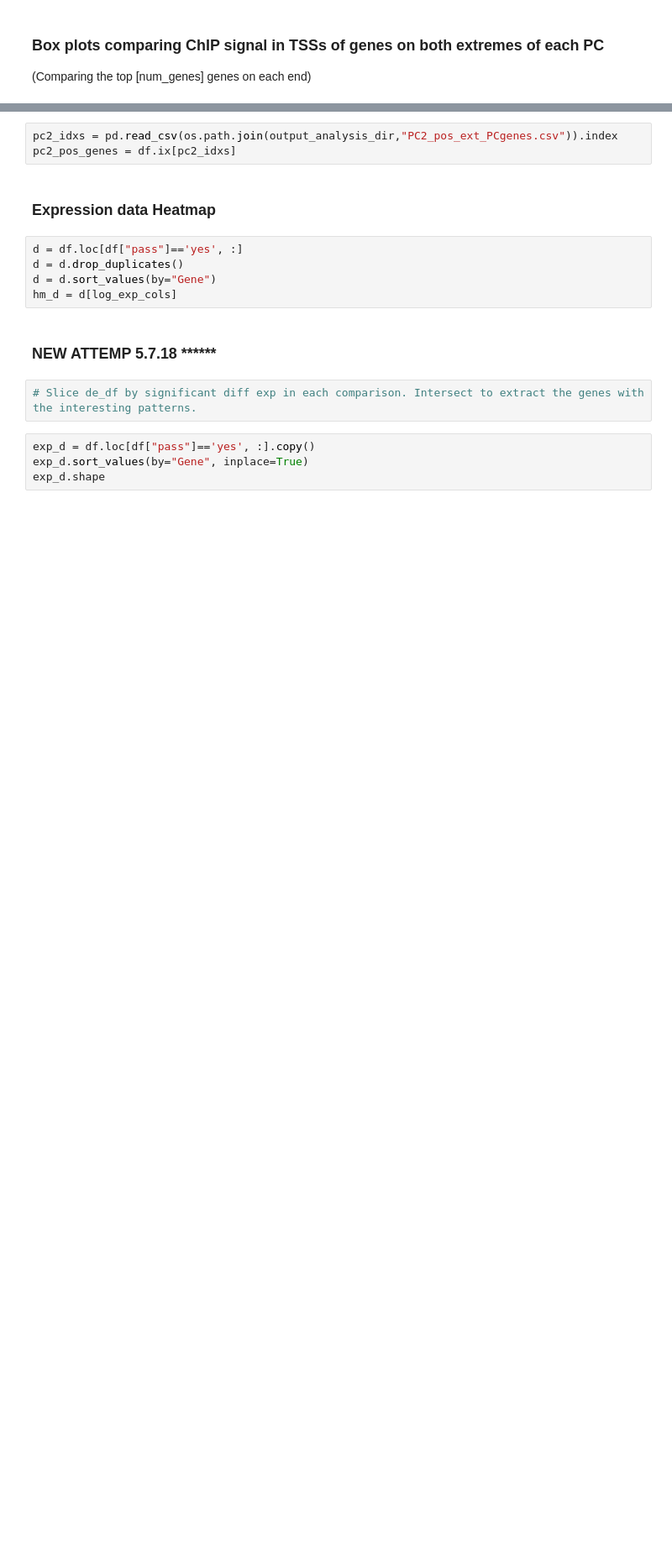
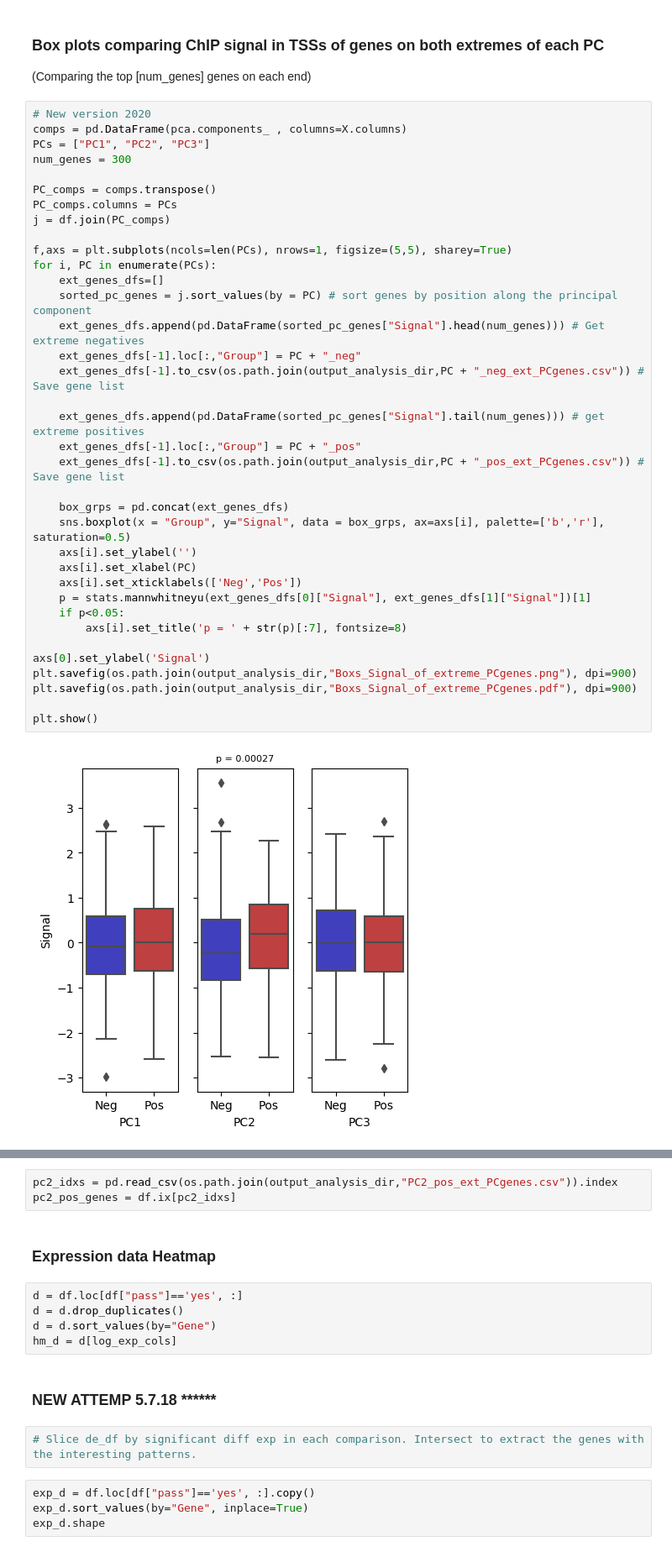
Before and after one commit to erankotler/CMV2020, a Jupyter notebook: ChIP_vs_RNA_seq.ipynb, the cells around one changed output, grey strips where cells are left out. Shown at 84% size. Drawn from its saved outputs; the diff is of its cells as text; blank space fills up the shorter version.

```diff
--- a/ChIP_vs_RNA_seq.ipynb
+++ b/ChIP_vs_RNA_seq.ipynb
@@ -223,6 +239,44 @@ plt.show()
 # %% [markdown]
 ### Box plots comparing ChIP signal in TSSs of genes on both extremes of each PC
 (Comparing the top [num_genes] genes on each end)
+# %%
+# New version 2020
+comps = pd.DataFrame(pca.components_ , columns=X.columns)
+PCs = ["PC1", "PC2", "PC3"]
+num_genes = 300
+
+PC_comps = comps.transpose()
+PC_comps.columns = PCs
+j = df.join(PC_comps)
+
+f,axs = plt.subplots(ncols=len(PCs), nrows=1, figsize=(5,5), sharey=True)
+for i, PC in enumerate(PCs):
+    ext_genes_dfs=[]
+    sorted_pc_genes = j.sort_values(by = PC) # sort genes by position along the principal component
+    ext_genes_dfs.append(pd.DataFrame(sorted_pc_genes["Signal"].head(num_genes))) # Get extreme negatives
+    ext_genes_dfs[-1].loc[:,"Group"] = PC + "_neg"
+    ext_genes_dfs[-1].to_csv(os.path.join(output_analysis_dir,PC + "_neg_ext_PCgenes.csv")) # Save gene list
+
+    ext_genes_dfs.append(pd.DataFrame(sorted_pc_genes["Signal"].tail(num_genes))) # get extreme positives
+    ext_genes_dfs[-1].loc[:,"Group"] = PC + "_pos"
+    ext_genes_dfs[-1].to_csv(os.path.join(output_analysis_dir,PC + "_pos_ext_PCgenes.csv")) # Save gene list
+
+    box_grps = pd.concat(ext_genes_dfs)
+    sns.boxplot(x = "Group", y="Signal", data = box_grps, ax=axs[i], palette=['b','r'], saturation=0.5)
+    axs[i].set_ylabel('')
+    axs[i].set_xlabel(PC)
+    axs[i].set_xticklabels(['Neg','Pos'])
+    p = stats.mannwhitneyu(ext_genes_dfs[0]["Signal"], ext_genes_dfs[1]["Signal"])[1]
+    if p<0.05:
+        axs[i].set_title('p = ' + str(p)[:7], fontsize=8)
+
+axs[0].set_ylabel('Signal')
+plt.savefig(os.path.join(output_analysis_dir,"Boxs_Signal_of_extreme_PCgenes.png"), dpi=900)
+plt.savefig(os.path.join(output_analysis_dir,"Boxs_Signal_of_extreme_PCgenes.pdf"), dpi=900)
+
+plt.show()
+# %% [output]
+[figure, added]
 # %%
 comps = pd.DataFrame(pca.components_ , columns=X.columns)
 PCs = ["PC1", "PC2", "PC3"]
```
Also changed, not shown: parts of 11 cells of this notebook.
